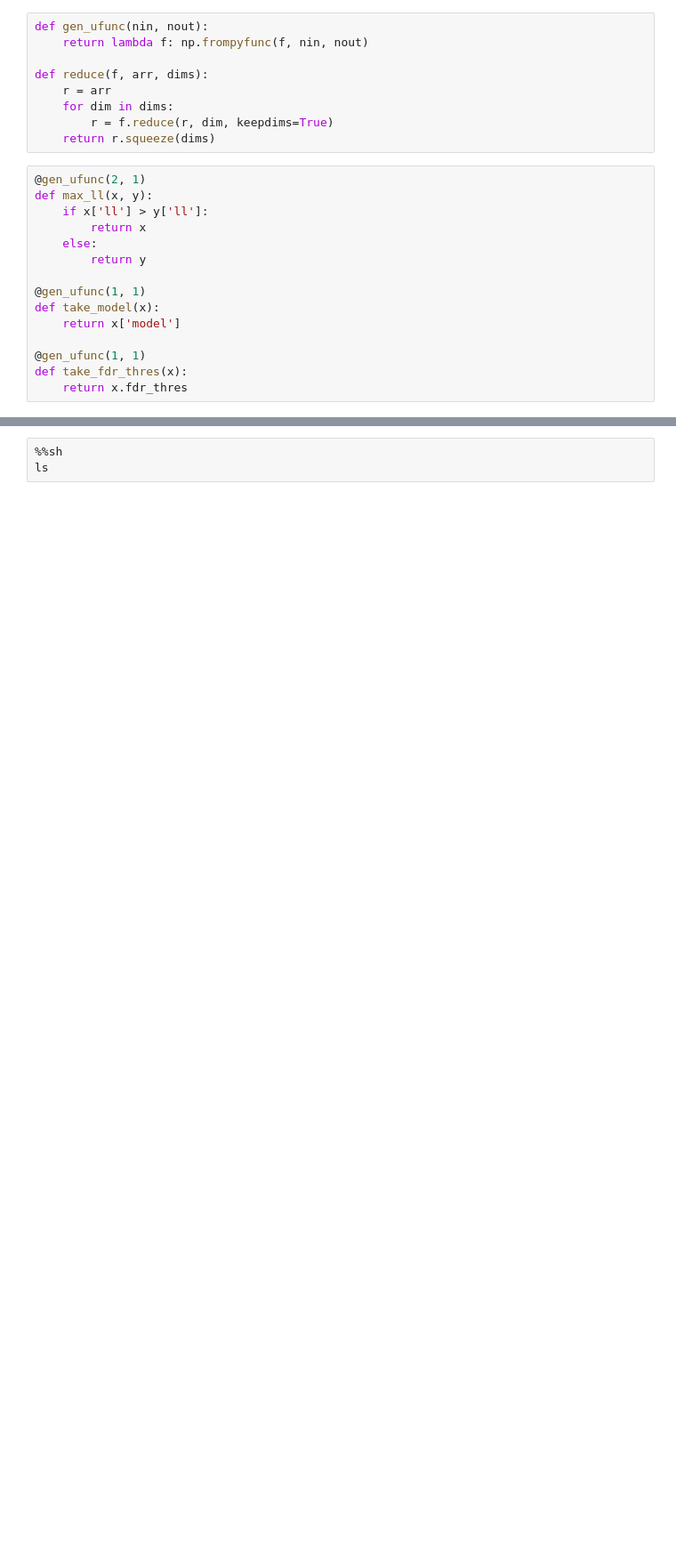
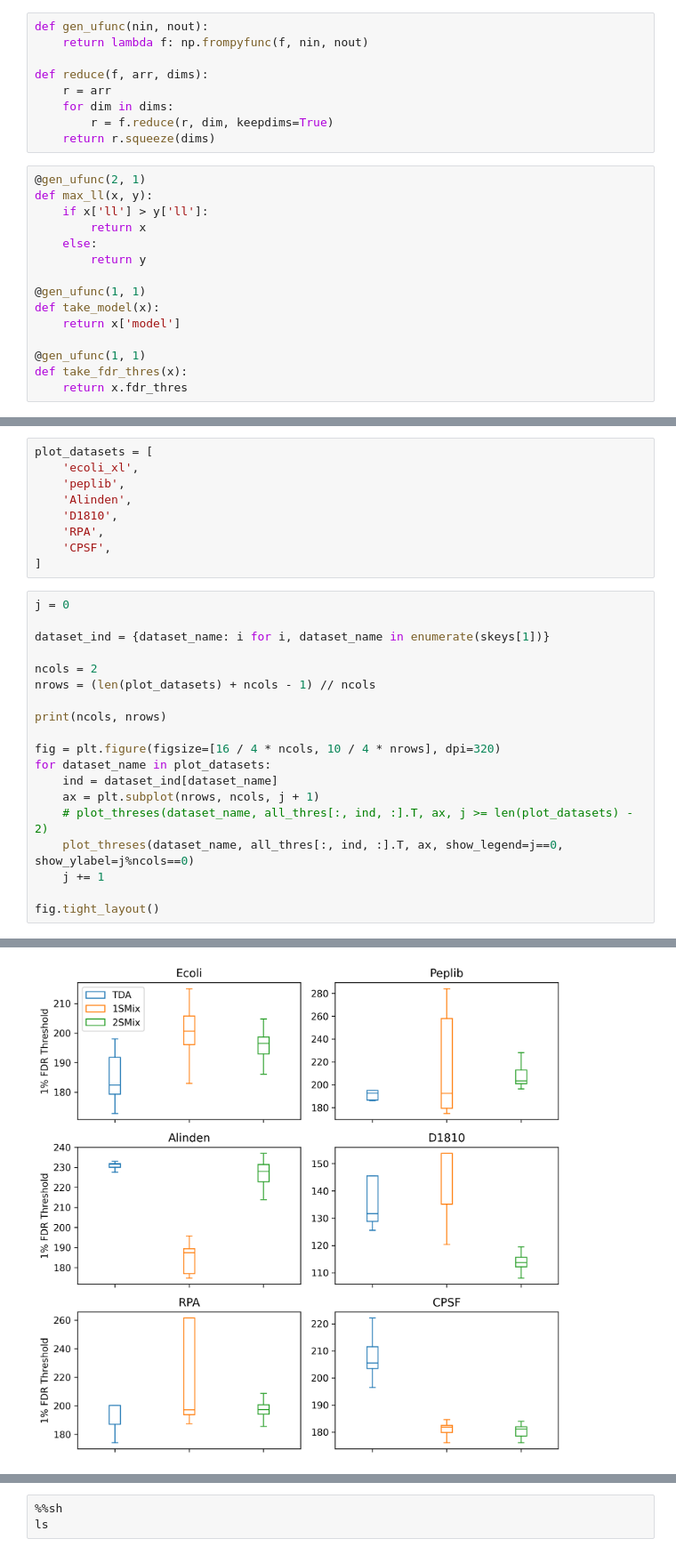
Before and after one commit to shawn-peng/xlms, a Jupyter notebook: python/plot_bootstrap.ipynb, the cells around one changed output, grey strips where cells are left out. Shown at 89% size. Cells and saved outputs as stored; diff of their text form; blank space fills up the shorter version.

```diff
--- a/python/plot_bootstrap.ipynb
+++ b/python/plot_bootstrap.ipynb
@@ -197,0 +584,29 @@ for j in range(10):
+# %%
+plot_datasets = [
+    'ecoli_xl',
+    'peplib',
+    'Alinden',
+    'D1810',
+    'RPA',
+    'CPSF',
+]
+# %%
+j = 0
+
+dataset_ind = {dataset_name: i for i, dataset_name in enumerate(skeys[1])}
+
+ncols = 2
+nrows = (len(plot_datasets) + ncols - 1) // ncols
+
+print(ncols, nrows)
+
+fig = plt.figure(figsize=[16 / 4 * ncols, 10 / 4 * nrows], dpi=320)
+for dataset_name in plot_datasets:
+    ind = dataset_ind[dataset_name]
+    ax = plt.subplot(nrows, ncols, j + 1)
+    # plot_threses(dataset_name, all_thres[:, ind, :].T, ax, j >= len(plot_datasets) - 2)
+    plot_threses(dataset_name, all_thres[:, ind, :].T, ax, show_legend=j==0, show_ylabel=j%ncols==0)
+    j += 1
+
+fig.tight_layout()
+# %% [output]
@@ -197,0 +620 @@ for j in range(10):
+[figure, added]
```
Also changed, not shown: parts of 62 cells of this notebook, 23 other files.
